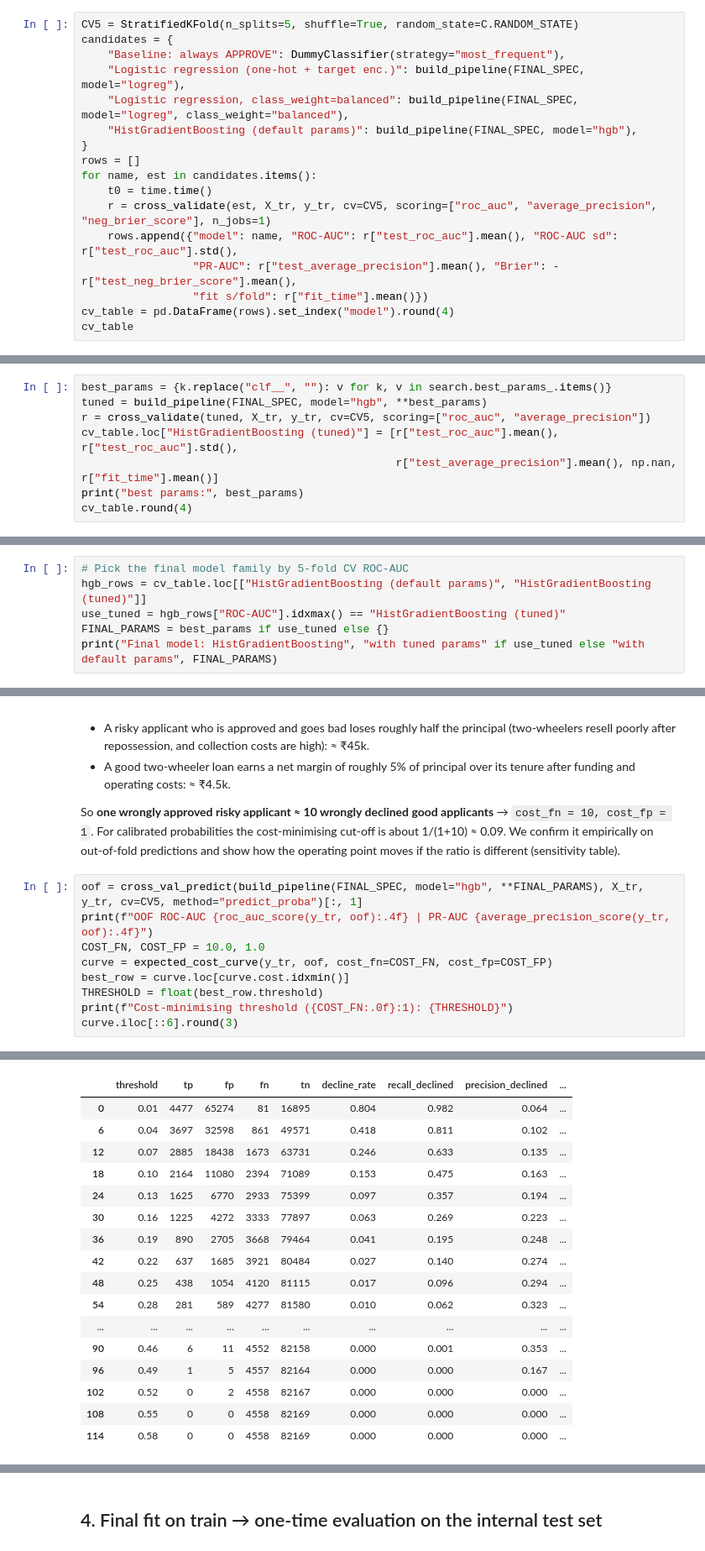
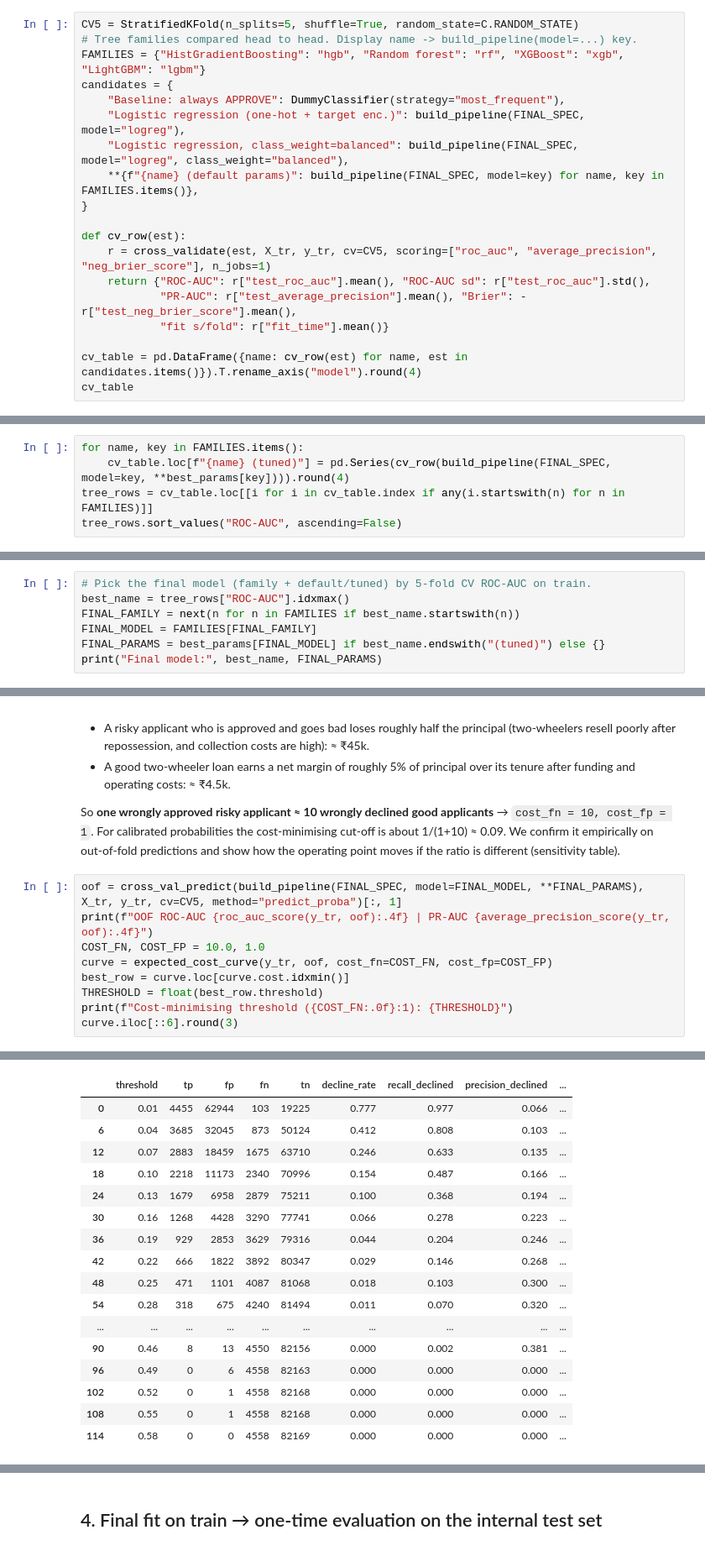
Before and after one commit to mikebox/pgai, a Jupyter notebook: notebooks/03_model_training_evaluation.ipynb, the cells around one changed output, grey strips where cells are left out. Shown at 84% size. Drawn from its saved outputs; the diff is of its cells as text.

```diff
--- a/notebooks/03_model_training_evaluation.ipynb
+++ b/notebooks/03_model_training_evaluation.ipynb
@@ -59,20 +59,22 @@ At scoring time the model only needs these raw inputs: ['Pincode', 'Age', 'Emplo
 ## 1. Candidate models (5-fold stratified CV on train)
 # %%
 CV5 = StratifiedKFold(n_splits=5, shuffle=True, random_state=C.RANDOM_STATE)
+# Tree families compared head to head. Display name -> build_pipeline(model=...) key.
+FAMILIES = {"HistGradientBoosting": "hgb", "Random forest": "rf", "XGBoost": "xgb", "LightGBM": "lgbm"}
 candidates = {
     "Baseline: always APPROVE": DummyClassifier(strategy="most_frequent"),
     "Logistic regression (one-hot + target enc.)": build_pipeline(FINAL_SPEC, model="logreg"),
     "Logistic regression, class_weight=balanced": build_pipeline(FINAL_SPEC, model="logreg", class_weight="balanced"),
-    "HistGradientBoosting (default params)": build_pipeline(FINAL_SPEC, model="hgb"),
+    **{f"{name} (default params)": build_pipeline(FINAL_SPEC, model=key) for name, key in FAMILIES.items()},
 }
-rows = []
-for name, est in candidates.items():
-    t0 = time.time()
+
+def cv_row(est):
     r = cross_validate(est, X_tr, y_tr, cv=CV5, scoring=["roc_auc", "average_precision", "neg_brier_score"], n_jobs=1)
-    rows.append({"model": name, "ROC-AUC": r["test_roc_auc"].mean(), "ROC-AUC sd": r["test_roc_auc"].std(),
-                 "PR-AUC": r["test_average_precision"].mean(), "Brier": -r["test_neg_brier_score"].mean(),
-                 "fit s/fold": r["fit_time"].mean()})
-cv_table = pd.DataFrame(rows).set_index("model").round(4)
+    return {"ROC-AUC": r["test_roc_auc"].mean(), "ROC-AUC sd": r["test_roc_auc"].std(),
+            "PR-AUC": r["test_average_precision"].mean(), "Brier": -r["test_neg_brier_score"].mean(),
+            "fit s/fold": r["fit_time"].mean()}
+
+cv_table = pd.DataFrame({name: cv_row(est) for name, est in candidates.items()}).T.rename_axis("model").round(4)
 cv_table
 # %% [output]
 |  | ROC-AUC | ROC-AUC sd | PR-AUC | Brier | fit s/fold |
@@ -118,9 +137,6 @@ search took 63s
 # %%
-best_params = {k.replace("clf__", ""): v for k, v in search.best_params_.items()}
-tuned = build_pipeline(FINAL_SPEC, model="hgb", **best_params)
-r = cross_validate(tuned, X_tr, y_tr, cv=CV5, scoring=["roc_auc", "average_precision"])
-cv_table.loc["HistGradientBoosting (tuned)"] = [r["test_roc_auc"].mean(), r["test_roc_auc"].std(),
-                                                r["test_average_precision"].mean(), np.nan, r["fit_time"].mean()]
-print("best params:", best_params)
-cv_table.round(4)
+for name, key in FAMILIES.items():
+    cv_table.loc[f"{name} (tuned)"] = pd.Series(cv_row(build_pipeline(FINAL_SPEC, model=key, **best_params[key]))).round(4)
+tree_rows = cv_table.loc[[i for i in cv_table.index if any(i.startswith(n) for n in FAMILIES)]]
+tree_rows.sort_values("ROC-AUC", ascending=False)
 # %% [output]
@@ -135,7 +153,8 @@ best params: {'l2_regularization': np.float64(0.2091498132903561), 'learning_rat
 # %%
-# Pick the final model family by 5-fold CV ROC-AUC
-hgb_rows = cv_table.loc[["HistGradientBoosting (default params)", "HistGradientBoosting (tuned)"]]
-use_tuned = hgb_rows["ROC-AUC"].idxmax() == "HistGradientBoosting (tuned)"
-FINAL_PARAMS = best_params if use_tuned else {}
-print("Final model: HistGradientBoosting", "with tuned params" if use_tuned else "with default params", FINAL_PARAMS)
+# Pick the final model (family + default/tuned) by 5-fold CV ROC-AUC on train.
+best_name = tree_rows["ROC-AUC"].idxmax()
+FINAL_FAMILY = next(n for n in FAMILIES if best_name.startswith(n))
+FINAL_MODEL = FAMILIES[FINAL_FAMILY]
+FINAL_PARAMS = best_params[FINAL_MODEL] if best_name.endswith("(tuned)") else {}
+print("Final model:", best_name, FINAL_PARAMS)
 # %% [output]
@@ -160,7 +180,7 @@ So **one wrongly approved risky applicant ≈ 10 wrongly declined good applicant
 For calibrated probabilities the cost-minimising cut-off is about 1/(1+10) ≈ 0.09. We confirm it empirically on
 out-of-fold predictions and show how the operating point moves if the ratio is different (sensitivity table).
 # %%
-oof = cross_val_predict(build_pipeline(FINAL_SPEC, model="hgb", **FINAL_PARAMS), X_tr, y_tr, cv=CV5, method="predict_proba")[:, 1]
+oof = cross_val_predict(build_pipeline(FINAL_SPEC, model=FINAL_MODEL, **FINAL_PARAMS), X_tr, y_tr, cv=CV5, method="predict_proba")[:, 1]
 print(f"OOF ROC-AUC {roc_auc_score(y_tr, oof):.4f} | PR-AUC {average_precision_score(y_tr, oof):.4f}")
 COST_FN, COST_FP = 10.0, 1.0
 curve = expected_cost_curve(y_tr, oof, cost_fn=COST_FN, cost_fp=COST_FP)
@@ -174,19 +194,19 @@ Cost-minimising threshold (10:1): 0.09
 |  | threshold | tp | fp | fn | tn | decline_rate | recall_declined | precision_declined | ... |
-| 0 | 0.01 | 4477 | 65274 | 81 | 16895 | 0.804 | 0.982 | 0.064 | ... |
-| 6 | 0.04 | 3697 | 32598 | 861 | 49571 | 0.418 | 0.811 | 0.102 | ... |
-| 12 | 0.07 | 2885 | 18438 | 1673 | 63731 | 0.246 | 0.633 | 0.135 | ... |
-| 18 | 0.10 | 2164 | 11080 | 2394 | 71089 | 0.153 | 0.475 | 0.163 | ... |
-| 24 | 0.13 | 1625 | 6770 | 2933 | 75399 | 0.097 | 0.357 | 0.194 | ... |
-| 30 | 0.16 | 1225 | 4272 | 3333 | 77897 | 0.063 | 0.269 | 0.223 | ... |
-| 36 | 0.19 | 890 | 2705 | 3668 | 79464 | 0.041 | 0.195 | 0.248 | ... |
-| 42 | 0.22 | 637 | 1685 | 3921 | 80484 | 0.027 | 0.140 | 0.274 | ... |
-| 48 | 0.25 | 438 | 1054 | 4120 | 81115 | 0.017 | 0.096 | 0.294 | ... |
-| 54 | 0.28 | 281 | 589 | 4277 | 81580 | 0.010 | 0.062 | 0.323 | ... |
+| 0 | 0.01 | 4455 | 62944 | 103 | 19225 | 0.777 | 0.977 | 0.066 | ... |
+| 6 | 0.04 | 3685 | 32045 | 873 | 50124 | 0.412 | 0.808 | 0.103 | ... |
+| 12 | 0.07 | 2883 | 18459 | 1675 | 63710 | 0.246 | 0.633 | 0.135 | ... |
+| 18 | 0.10 | 2218 | 11173 | 2340 | 70996 | 0.154 | 0.487 | 0.166 | ... |
+| 24 | 0.13 | 1679 | 6958 | 2879 | 75211 | 0.100 | 0.368 | 0.194 | ... |
+| 30 | 0.16 | 1268 | 4428 | 3290 | 77741 | 0.066 | 0.278 | 0.223 | ... |
+| 36 | 0.19 | 929 | 2853 | 3629 | 79316 | 0.044 | 0.204 | 0.246 | ... |
+| 42 | 0.22 | 666 | 1822 | 3892 | 80347 | 0.029 | 0.146 | 0.268 | ... |
+| 48 | 0.25 | 471 | 1101 | 4087 | 81068 | 0.018 | 0.103 | 0.300 | ... |
+| 54 | 0.28 | 318 | 675 | 4240 | 81494 | 0.011 | 0.070 | 0.320 | ... |
 | ... | ... | ... | ... | ... | ... | ... | ... | ... | ... |
-| 90 | 0.46 | 6 | 11 | 4552 | 82158 | 0.000 | 0.001 | 0.353 | ... |
-| 96 | 0.49 | 1 | 5 | 4557 | 82164 | 0.000 | 0.000 | 0.167 | ... |
-| 102 | 0.52 | 0 | 2 | 4558 | 82167 | 0.000 | 0.000 | 0.000 | ... |
-| 108 | 0.55 | 0 | 0 | 4558 | 82169 | 0.000 | 0.000 | 0.000 | ... |
+| 90 | 0.46 | 8 | 13 | 4550 | 82156 | 0.000 | 0.002 | 0.381 | ... |
+| 96 | 0.49 | 0 | 6 | 4558 | 82163 | 0.000 | 0.000 | 0.000 | ... |
+| 102 | 0.52 | 0 | 1 | 4558 | 82168 | 0.000 | 0.000 | 0.000 | ... |
+| 108 | 0.55 | 0 | 1 | 4558 | 82168 | 0.000 | 0.000 | 0.000 | ... |
 | 114 | 0.58 | 0 | 0 | 4558 | 82169 | 0.000 | 0.000 | 0.000 | ... |
 # %%
 sens = []
```
Also changed, not shown: parts of 24 cells of this notebook, 14 other files.
